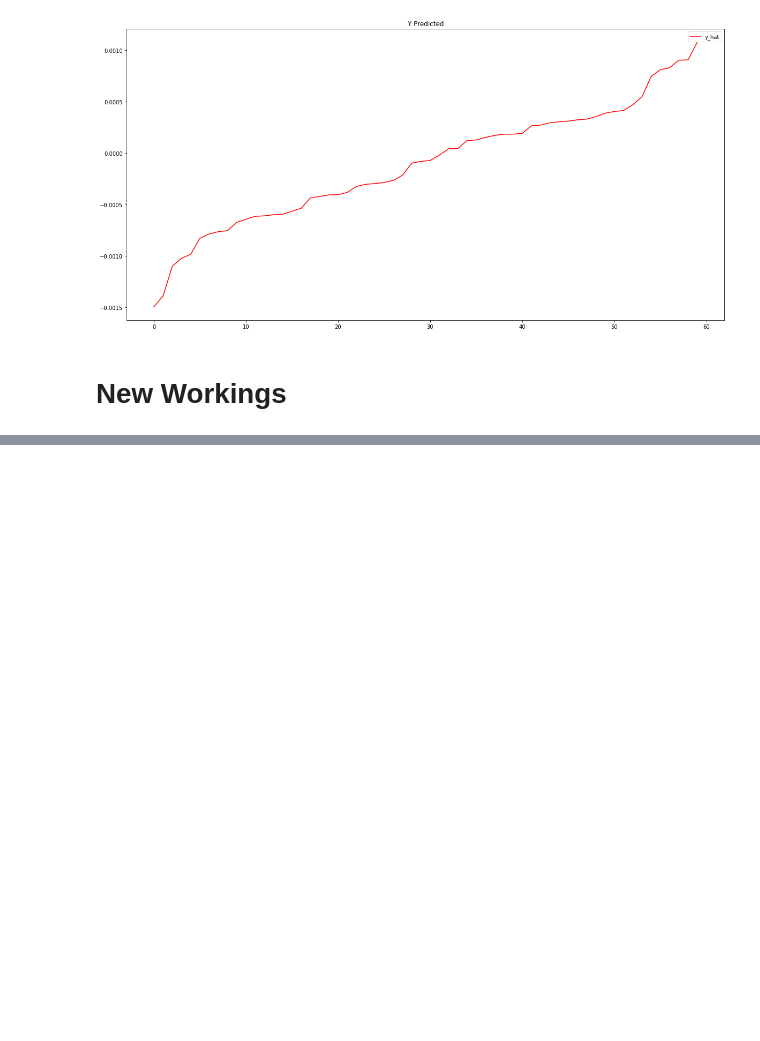
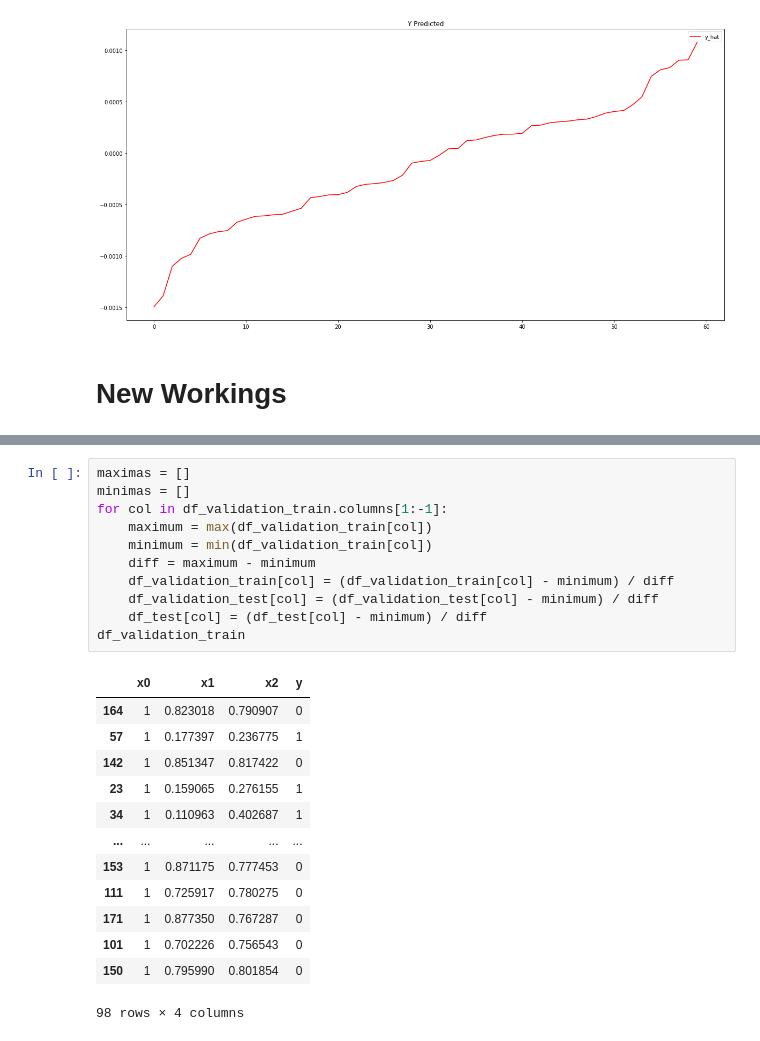
Before and after one commit to Ashirbad-Sarangi/logistic_regression, a Jupyter notebook: codes/logistic_regression.ipynb, the cells around one changed output, grey strips where cells are left out. Cells and saved outputs as stored; diff of their text form; blank space fills up the shorter version.

```diff
--- a/codes/logistic_regression.ipynb
+++ b/codes/logistic_regression.ipynb
@@ -307,0 +339,25 @@ F1 Score :  6666.67 %
+# %%
+maximas = []
+minimas = []
+for col in df_validation_train.columns[1:-1]:
+    maximum = max(df_validation_train[col])
+    minimum = min(df_validation_train[col])
+    diff = maximum - minimum
+    df_validation_train[col] = (df_validation_train[col] - minimum) / diff
+    df_validation_test[col] = (df_validation_test[col] - minimum) / diff
+    df_test[col] = (df_test[col] - minimum) / diff
+df_validation_train
+# %% [output]
+|  | x0 | x1 | x2 | y |
+| 164 | 1 | 0.823018 | 0.790907 | 0 |
+| 57 | 1 | 0.177397 | 0.236775 | 1 |
+| 142 | 1 | 0.851347 | 0.817422 | 0 |
+| 23 | 1 | 0.159065 | 0.276155 | 1 |
+| 34 | 1 | 0.110963 | 0.402687 | 1 |
+| ... | ... | ... | ... | ... |
+| 153 | 1 | 0.871175 | 0.777453 | 0 |
+| 111 | 1 | 0.725917 | 0.780275 | 0 |
+| 171 | 1 | 0.877350 | 0.767287 | 0 |
+| 101 | 1 | 0.702226 | 0.756543 | 0 |
+| 150 | 1 | 0.795990 | 0.801854 | 0 |
+98 rows × 4 columns
```
Also changed, not shown: parts of 15 cells of this notebook.
